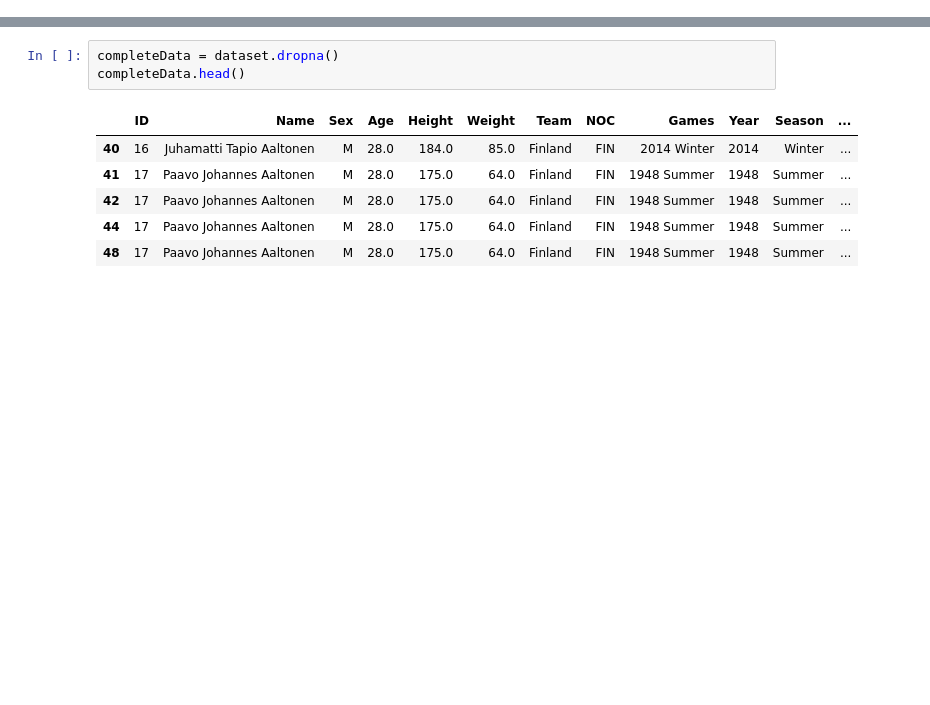
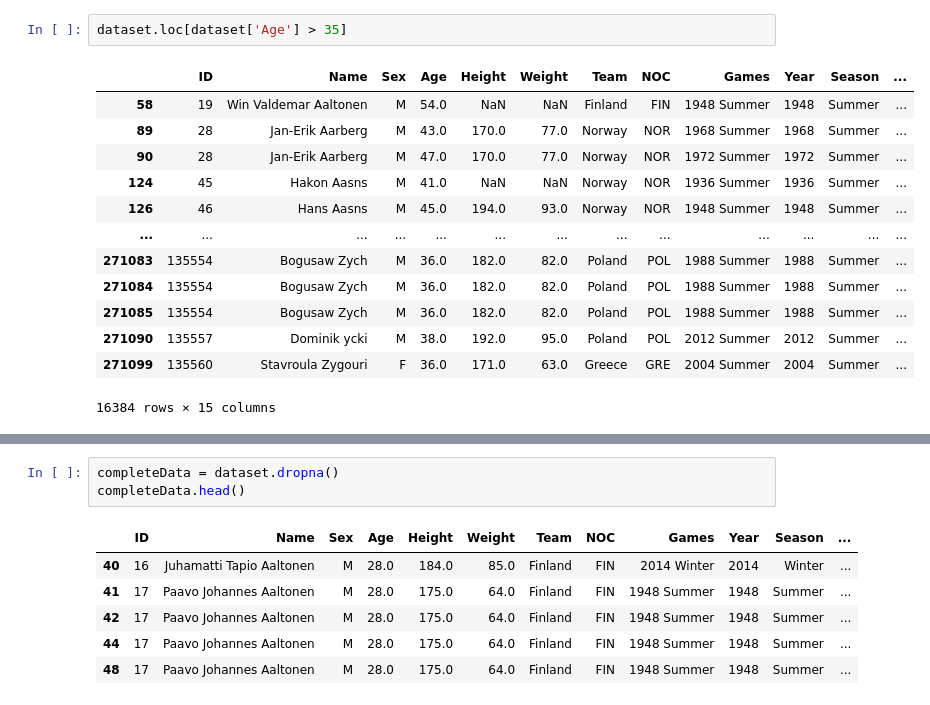
Before and after one commit to pachecowillians/machine-learning, a Jupyter notebook: pandas.ipynb, the cells around one changed output, grey strips where cells are left out. Drawn from its saved outputs; the diff is of its cells as text; blank space fills up the shorter version.

```diff
--- a/pandas.ipynb
+++ b/pandas.ipynb
@@ -115,0 +58,16 @@ plt.plot()
+# %%
+dataset.loc[dataset['Age'] > 35]
+# %% [output]
+|  | ID | Name | Sex | Age | Height | Weight | Team | NOC | Games | Year | Season | ... |
+| 58 | 19 | Win Valdemar Aaltonen | M | 54.0 | NaN | NaN | Finland | FIN | 1948 Summer | 1948 | Summer | ... |
+| 89 | 28 | Jan-Erik Aarberg | M | 43.0 | 170.0 | 77.0 | Norway | NOR | 1968 Summer | 1968 | Summer | ... |
+| 90 | 28 | Jan-Erik Aarberg | M | 47.0 | 170.0 | 77.0 | Norway | NOR | 1972 Summer | 1972 | Summer | ... |
+| 124 | 45 | Hakon Aasns | M | 41.0 | NaN | NaN | Norway | NOR | 1936 Summer | 1936 | Summer | ... |
+| 126 | 46 | Hans Aasns | M | 45.0 | 194.0 | 93.0 | Norway | NOR | 1948 Summer | 1948 | Summer | ... |
+| ... | ... | ... | ... | ... | ... | ... | ... | ... | ... | ... | ... | ... |
+| 271083 | 135554 | Bogusaw Zych | M | 36.0 | 182.0 | 82.0 | Poland | POL | 1988 Summer | 1988 | Summer | ... |
+| 271084 | 135554 | Bogusaw Zych | M | 36.0 | 182.0 | 82.0 | Poland | POL | 1988 Summer | 1988 | Summer | ... |
+| 271085 | 135554 | Bogusaw Zych | M | 36.0 | 182.0 | 82.0 | Poland | POL | 1988 Summer | 1988 | Summer | ... |
+| 271090 | 135557 | Dominik ycki | M | 38.0 | 192.0 | 95.0 | Poland | POL | 2012 Summer | 2012 | Summer | ... |
+| 271099 | 135560 | Stavroula Zygouri | F | 36.0 | 171.0 | 63.0 | Greece | GRE | 2004 Summer | 2004 | Summer | ... |
+16384 rows × 15 columns
```
Also changed, not shown: parts of 45 cells of this notebook.
